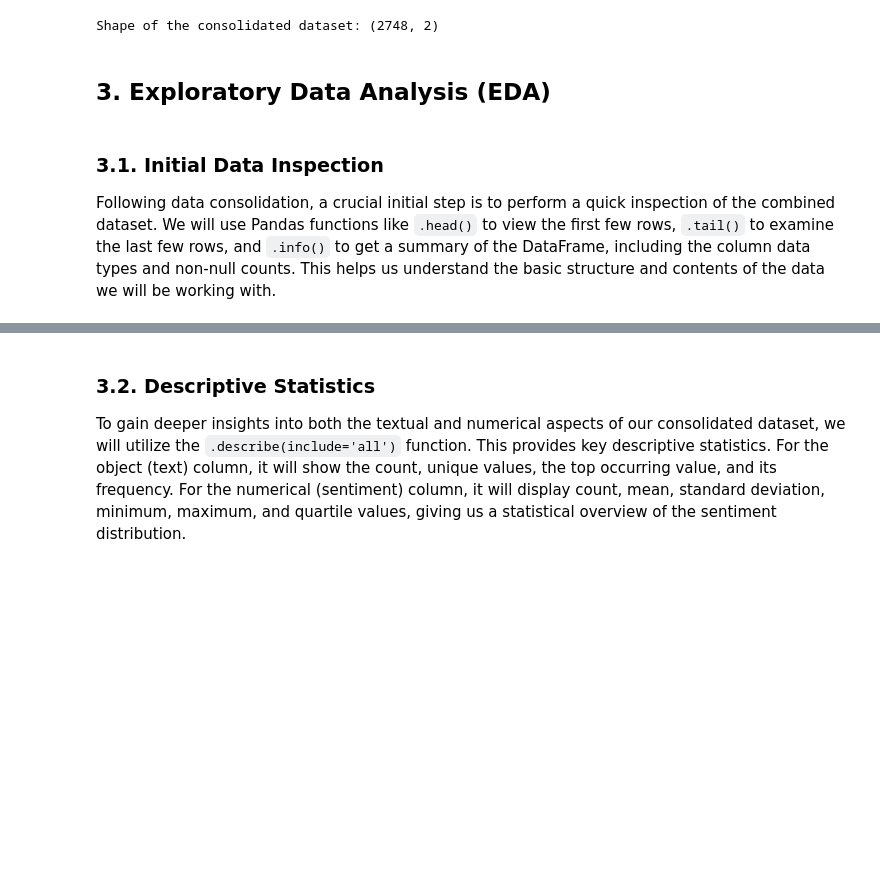
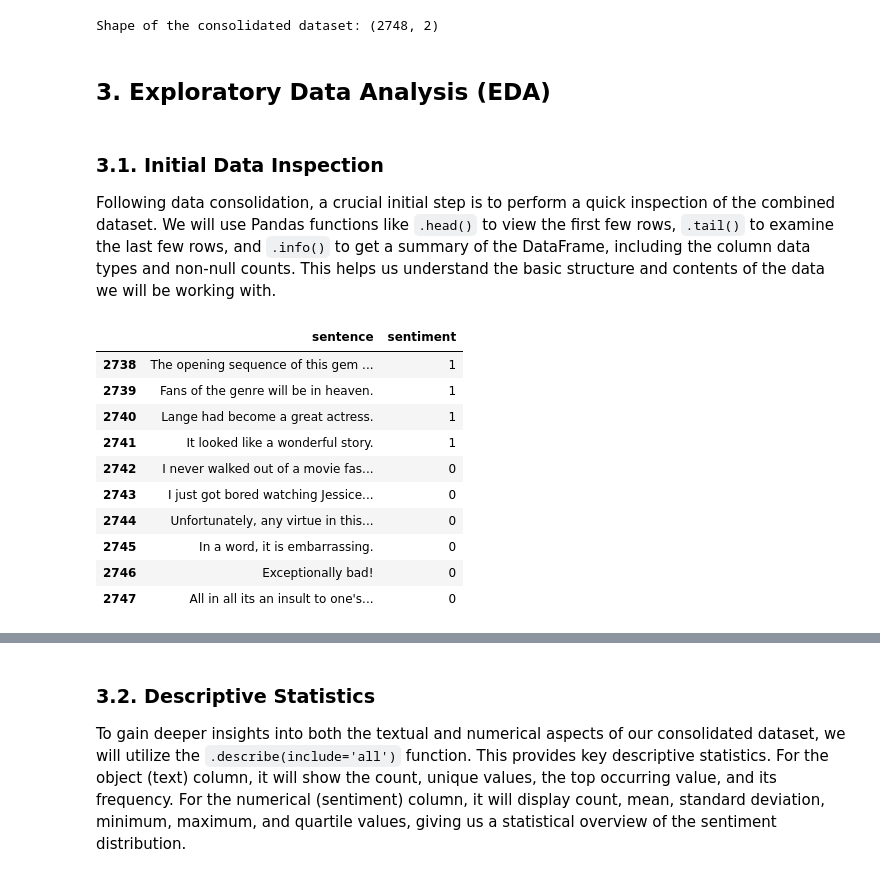
Before and after one commit to LatiefDataVisionary/sentiment-analysis-text-processing-bisa-ai, a Jupyter notebook: notebook/notebook.ipynb, the cells around one changed output, grey strips where cells are left out. Cells and saved outputs as stored; diff of their text form; code cells hidden in the pictures; blank space fills up the shorter version.

Commit message:
3.1. Initial Data Inspection

```diff
--- a/notebook/notebook.ipynb
+++ b/notebook/notebook.ipynb
@@ -362,8 +362,22 @@ First 10 rows of the consolidated dataset:
 | 9 | A great touch. | 1 |
 Shape of the consolidated dataset: (2748, 2)
 # %% [markdown]
-## 3. Exploratory Data Analysis (EDA)
+## **3. Exploratory Data Analysis (EDA)**
 # %% [markdown]
-### 3.1. Initial Data Inspection
+### **3.1. Initial Data Inspection**
 
 Following data consolidation, a crucial initial step is to perform a quick inspection of the combined dataset. We will use Pandas functions like `.head()` to view the first few rows, `.tail()` to examine the last few rows, and `.info()` to get a summary of the DataFrame, including the column data types and non-null counts. This helps us understand the basic structure and contents of the data we will be working with.
+# %%
+df.tail(10)
+# %% [output]
+|  | sentence | sentiment |
+| 2738 | The opening sequence of this gem ... | 1 |
+| 2739 | Fans of the genre will be in heaven. | 1 |
+| 2740 | Lange had become a great actress. | 1 |
+| 2741 | It looked like a wonderful story. | 1 |
+| 2742 | I never walked out of a movie fas... | 0 |
+| 2743 | I just got bored watching Jessice... | 0 |
+| 2744 | Unfortunately, any virtue in this... | 0 |
+| 2745 | In a word, it is embarrassing. | 0 |
+| 2746 | Exceptionally bad! | 0 |
+| 2747 | All in all its an insult to one's... | 0 |
```
Also changed, not shown: parts of 1 cell of this notebook.
